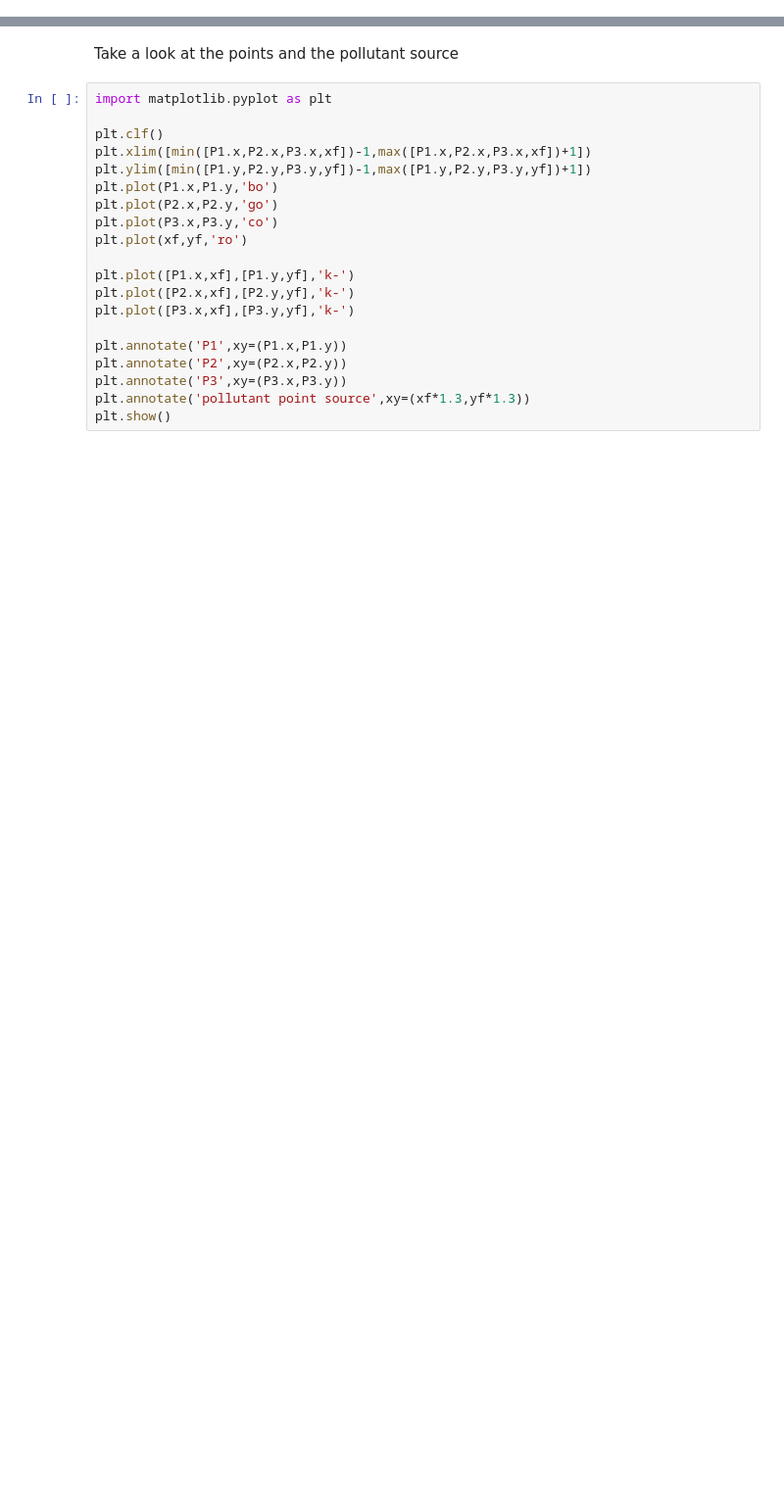
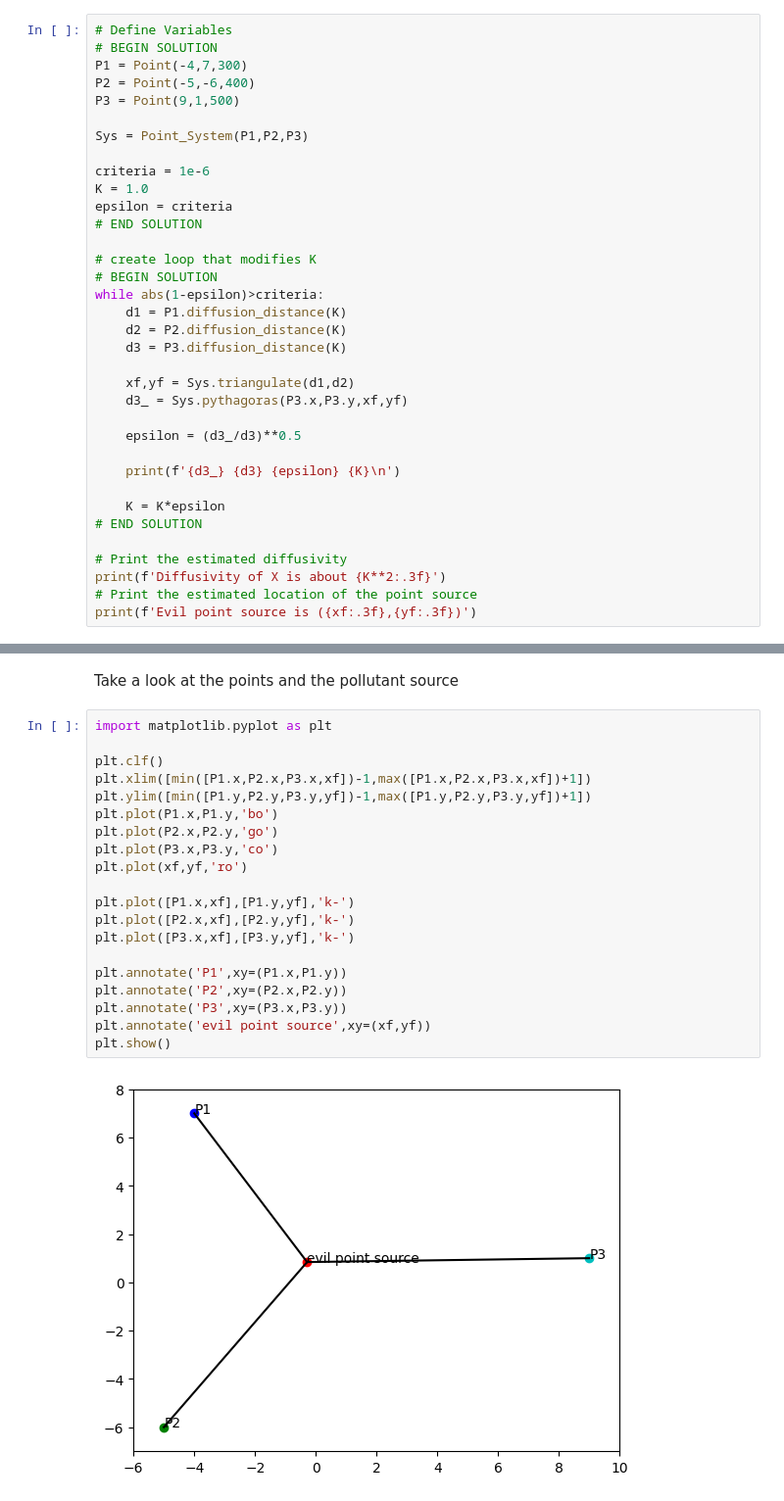
Before and after one commit to DrexelEngineering/ENGR131_W2023, a Jupyter notebook: jupyterbook/week9/lab8/lab8-pollutant.ipynb, the cells around one changed output, grey strips where cells are left out. Shown: that part at 98% size. Saved outputs shown, nothing was run; the diff lists cells and outputs as text; blank space fills up the shorter version.

```diff
--- a/jupyterbook/week9/lab8/lab8-pollutant.ipynb
+++ b/jupyterbook/week9/lab8/lab8-pollutant.ipynb
@@ -172,0 +489,35 @@ grader.check("task3-predict")
+# %%
+# Define Variables
+# BEGIN SOLUTION
+P1 = Point(-4,7,300)
+P2 = Point(-5,-6,400)
+P3 = Point(9,1,500)
+
+Sys = Point_System(P1,P2,P3)
+
+criteria = 1e-6
+K = 1.0
+epsilon = criteria
+# END SOLUTION
+
+# create loop that modifies K
+# BEGIN SOLUTION
+while abs(1-epsilon)>criteria:
+    d1 = P1.diffusion_distance(K)
+    d2 = P2.diffusion_distance(K)
+    d3 = P3.diffusion_distance(K)
+
+    xf,yf = Sys.triangulate(d1,d2)
+    d3_ = Sys.pythagoras(P3.x,P3.y,xf,yf)
+
+    epsilon = (d3_/d3)**0.5
+
+    print(f'{d3_} {d3} {epsilon} {K}\n')
+
+    K = K*epsilon
+# END SOLUTION
+
+# Print the estimated diffusivity
+print(f'Diffusivity of X is about {K**2:.3f}')
+# Print the estimated location of the point source
+print(f'Evil point source is ({xf:.3f},{yf:.3f})')
@@ -175,20 +599,22 @@ Take a look at the points and the pollutant source
 # %%
 import matplotlib.pyplot as plt
 
 plt.clf()
 plt.xlim([min([P1.x,P2.x,P3.x,xf])-1,max([P1.x,P2.x,P3.x,xf])+1])
 plt.ylim([min([P1.y,P2.y,P3.y,yf])-1,max([P1.y,P2.y,P3.y,yf])+1])
 plt.plot(P1.x,P1.y,'bo')
 plt.plot(P2.x,P2.y,'go')
 plt.plot(P3.x,P3.y,'co')
 plt.plot(xf,yf,'ro')
 
 plt.plot([P1.x,xf],[P1.y,yf],'k-')
 plt.plot([P2.x,xf],[P2.y,yf],'k-')
 plt.plot([P3.x,xf],[P3.y,yf],'k-')
 
 plt.annotate('P1',xy=(P1.x,P1.y))
 plt.annotate('P2',xy=(P2.x,P2.y))
 plt.annotate('P3',xy=(P3.x,P3.y))
-plt.annotate('pollutant point source',xy=(xf*1.3,yf*1.3))
+plt.annotate('evil point source',xy=(xf,yf))
 plt.show()
+# %% [output]
+[figure, added]
```
Also changed, not shown: parts of 60 cells of this notebook.
